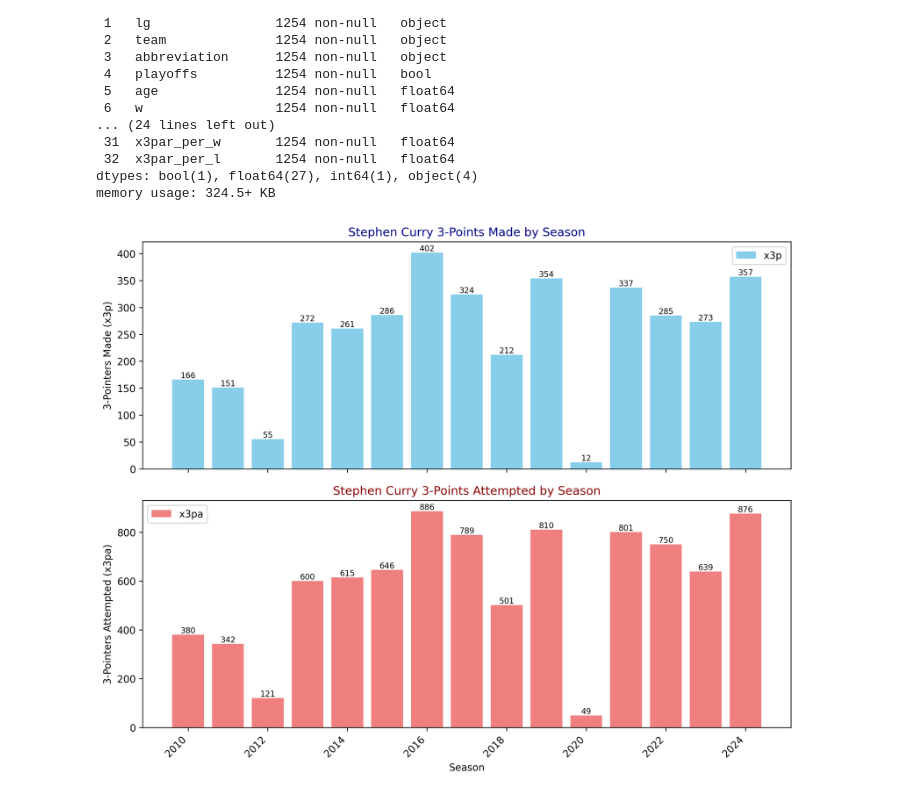
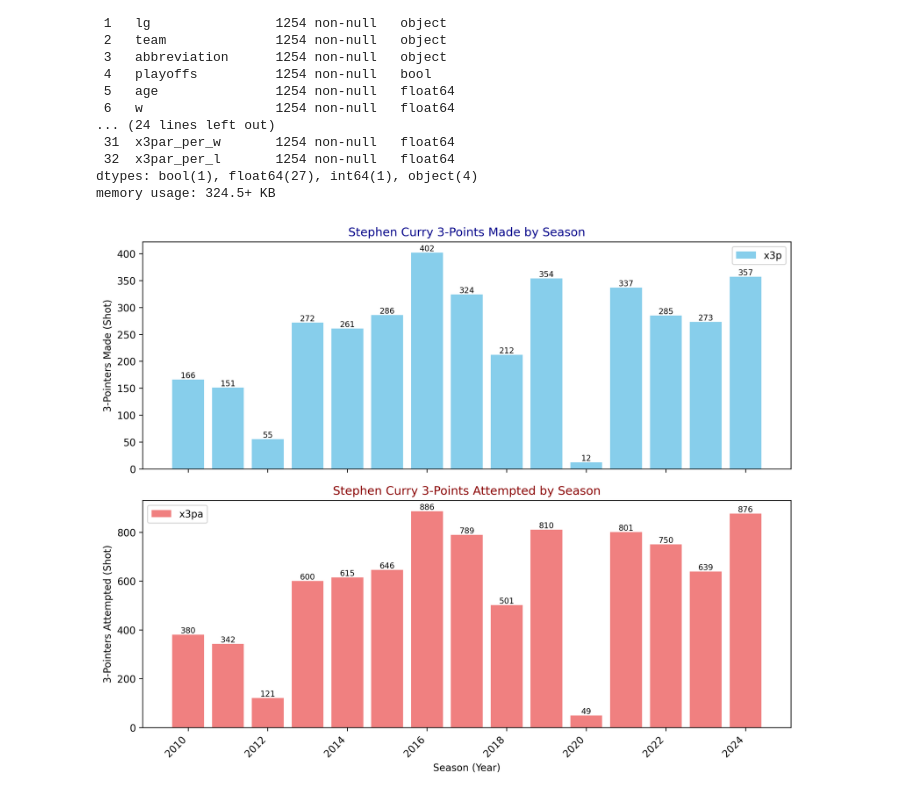
Before and after one commit to ThiwakornC/Spotter-NBA, a Jupyter notebook: Spotter_NBAStats_Main.ipynb, the cells around one changed output. Cells and saved outputs as stored; diff of their text form; code cells hidden in the pictures.

```diff
--- a/Spotter_NBAStats_Main.ipynb
+++ b/Spotter_NBAStats_Main.ipynb
@@ -90,37 +90,37 @@ grouped_x3pa = stephen_curry_data.groupby('season')['x3pa'].sum()
 # Create the figure and axes
 fig, axes = plt.subplots(2, 1, figsize=(10, 8), sharex=True, dpi=300)
 
 # Plot x3p on axes1 with values on bars
 bars1 = axes[0].bar(grouped_x3p.index, grouped_x3p.values, color='skyblue', label='x3p')
-axes[0].set_ylabel('3-Pointers Made (x3p)')
+axes[0].set_ylabel('3-Pointers Made (Shot)')
 axes[0].set_title('Stephen Curry 3-Points Made by Season', color='darkblue')
 axes[0].legend()
 
 # Add values on top of bars for x3p
 for bar in bars1:
     height = bar.get_height()
     axes[0].text(bar.get_x() + bar.get_width() / 2, height, int(height), ha='center', va='bottom',size=8)
 
 # Plot x3pa on axes2 with values on bars
 bars2 = axes[1].bar(grouped_x3pa.index, grouped_x3pa.values, color='lightcoral', label='x3pa')
-axes[1].set_xlabel('Season')
-axes[1].set_ylabel('3-Pointers Attempted (x3pa)')
+axes[1].set_xlabel('Season (Year)')
+axes[1].set_ylabel('3-Pointers Attempted (Shot)')
 axes[1].set_title('Stephen Curry 3-Points Attempted by Season', color='darkred')
 axes[1].legend()
 
 # Add values on top of bars for x3pa
 for bar in bars2:
     height = bar.get_height()
     axes[1].text(bar.get_x() + bar.get_width() / 2, height, int(height), ha='center', va='bottom',size=8)
 
 # Rotate x-axis labels for better readability
 plt.xticks(rotation=45, ha='right')
 
 # Adjust layout and show the plot
 plt.tight_layout()
 plt.show()
 # %% [output]
-[figure, old version]
+[figure, new version]
 # %%
 # Filter data for seasons since 2010
 filtered_df = df_teamtotal[df_teamtotal['season'] >= 2010]
```
Also changed, not shown: parts of 1 cell of this notebook.
